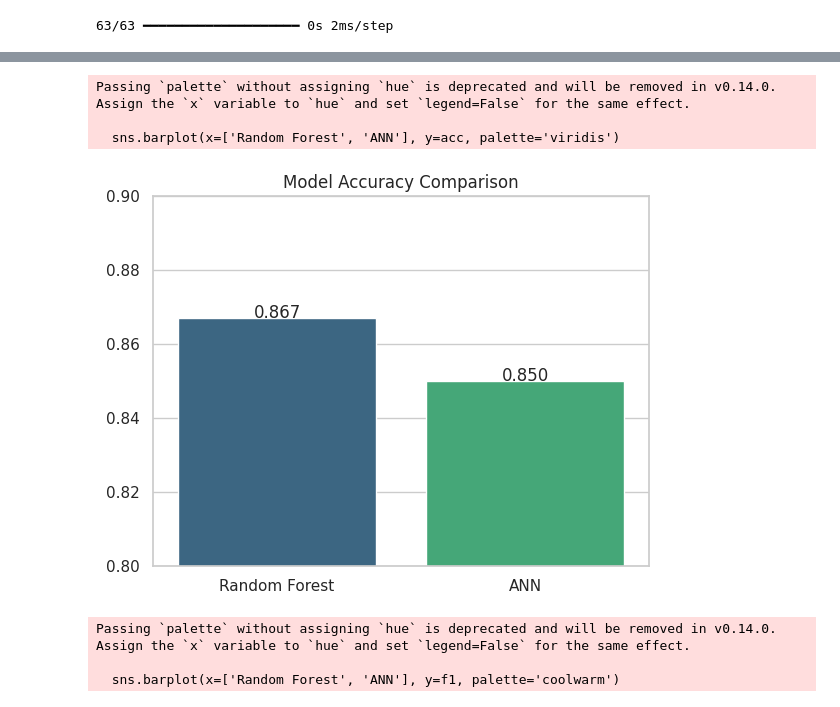
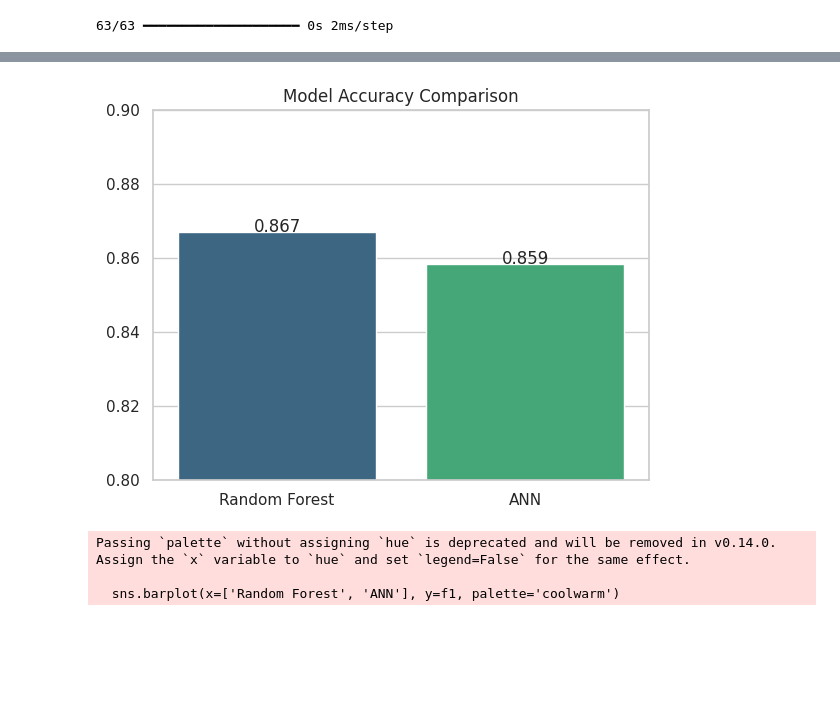
Before and after one commit to late-cat/Sec_colab, a Jupyter notebook: Untitled.ipynb, the cells around one changed output, grey strips where cells are left out. Drawn from its saved outputs; the diff is of its cells as text; code cells hidden in the pictures; blank space fills up the shorter version.

```diff
--- a/Untitled.ipynb
+++ b/Untitled.ipynb
@@ -261,22 +261,19 @@ score
 # %%
 ## comparing the accuracy b/w the ANN and RF
 import matplotlib.pyplot as plt
 import seaborn as sns
 
 sns.set_theme(style="whitegrid")
 
-acc = [accuracy_rf, accuracy_ann]
-sns.barplot(x=['Random Forest', 'ANN'], y=acc, palette='viridis')
+acc = [score_rf, score]
+sns.barplot(x=['Random Forest', 'ANN'], y=acc, hue=['Random Forest', 'ANN'], palette='viridis', legend=False)
 
 plt.title('Model Accuracy Comparison'); plt.ylim(0.8, 0.9)
 [plt.text(i, v, f'{v:.3f}', ha='center') for i, v in enumerate(acc)]
 
 plt.show()
 # %% [output]
-Passing `palette` without assigning `hue` is deprecated and will be removed in v0.14.0. Assign the `x` variable to `hue` and set `legend=False` for the same effect.
-
-  sns.barplot(x=['Random Forest', 'ANN'], y=acc, palette='viridis')
-[figure, old version]
+[figure, new version]
 # %%
 ##F1 score comparision
 import matplotlib.pyplot as plt
```
Also changed, not shown: parts of 6 cells of this notebook.
